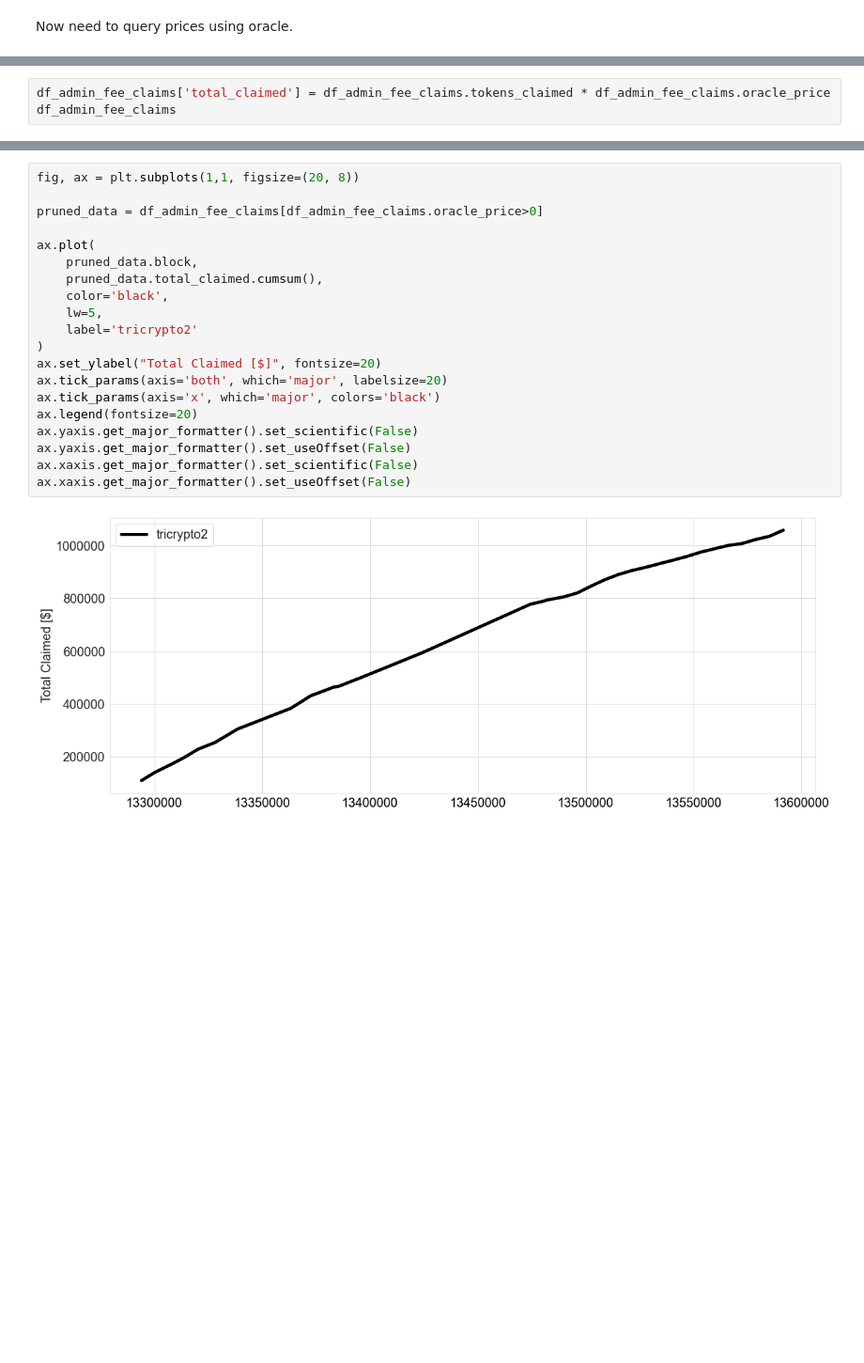
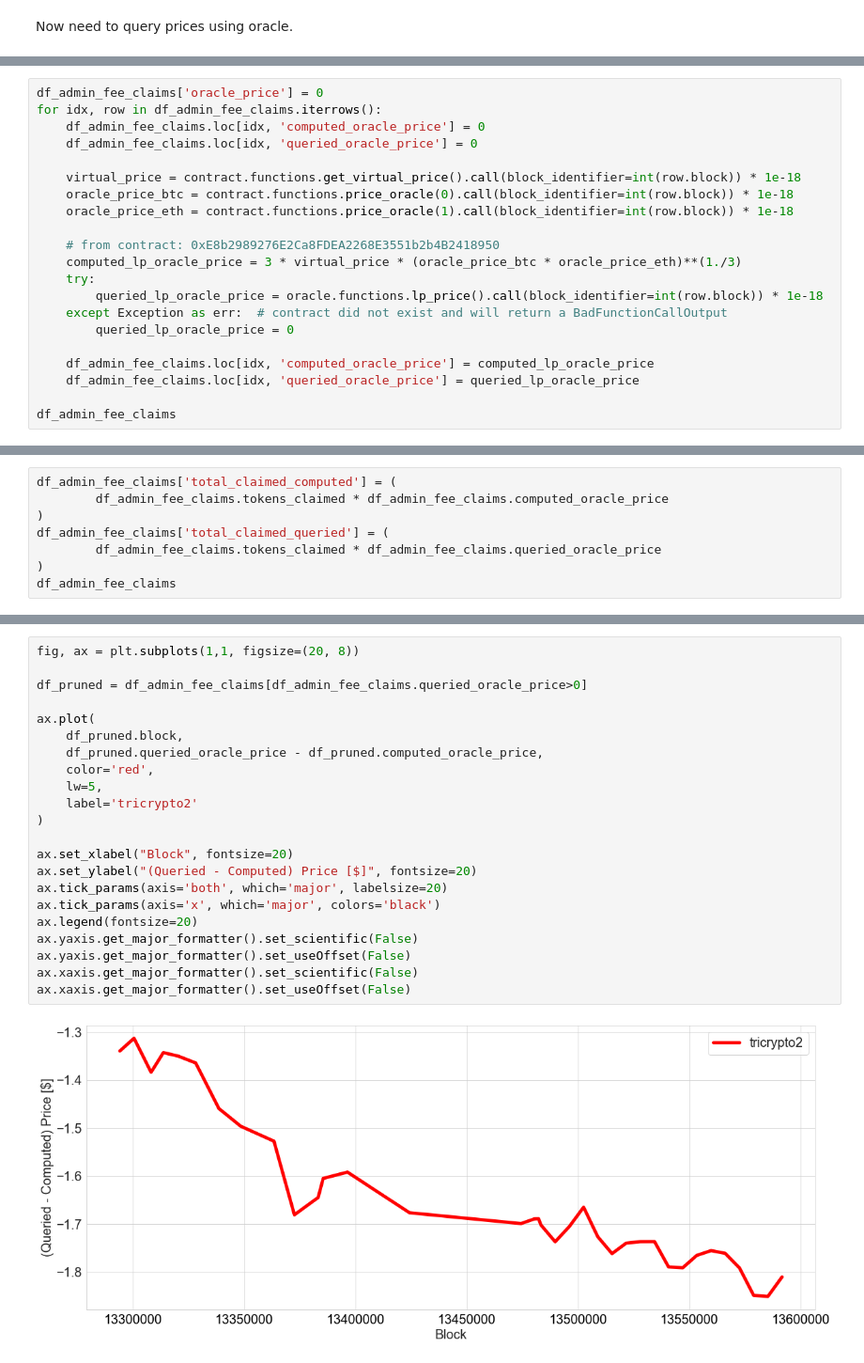
Before and after one commit to bout3fiddy/on-chain-analytics, a Jupyter notebook: notebooks/curve-analysis/curve-pools/pool_revenue/tricrypto/get_tricrypto_fees_from_claim_events.ipynb, the cells around one changed output, grey strips where cells are left out. Shown at 94% size. Cells and saved outputs as stored; diff of their text form; blank space fills up the shorter version.

```diff
--- a/notebooks/curve-analysis/curve-pools/pool_revenue/tricrypto/get_tricrypto_fees_from_claim_events.ipynb
+++ b/notebooks/curve-analysis/curve-pools/pool_revenue/tricrypto/get_tricrypto_fees_from_claim_events.ipynb
@@ -175,0 +137,21 @@ df_admin_fee_claims
+# %%
+df_admin_fee_claims['oracle_price'] = 0
+for idx, row in df_admin_fee_claims.iterrows():
+    df_admin_fee_claims.loc[idx, 'computed_oracle_price'] = 0
+    df_admin_fee_claims.loc[idx, 'queried_oracle_price'] = 0
+
+    virtual_price = contract.functions.get_virtual_price().call(block_identifier=int(row.block)) * 1e-18
+    oracle_price_btc = contract.functions.price_oracle(0).call(block_identifier=int(row.block)) * 1e-18
+    oracle_price_eth = contract.functions.price_oracle(1).call(block_identifier=int(row.block)) * 1e-18
+
+    # from contract: 0xE8b2989276E2Ca8FDEA2268E3551b2b4B2418950
+    computed_lp_oracle_price = 3 * virtual_price * (oracle_price_btc * oracle_price_eth)**(1./3)
+    try:
+        queried_lp_oracle_price = oracle.functions.lp_price().call(block_identifier=int(row.block)) * 1e-18
+    except Exception as err:  # contract did not exist and will return a BadFunctionCallOutput
+        queried_lp_oracle_price = 0
+
+    df_admin_fee_claims.loc[idx, 'computed_oracle_price'] = computed_lp_oracle_price
+    df_admin_fee_claims.loc[idx, 'queried_oracle_price'] = queried_lp_oracle_price
+
+df_admin_fee_claims
@@ -176,4 +172,9 @@ df_admin_fee_claims
 # %%
-df_admin_fee_claims['total_claimed'] = df_admin_fee_claims.tokens_claimed * df_admin_fee_claims.oracle_price
+df_admin_fee_claims['total_claimed_computed'] = (
+        df_admin_fee_claims.tokens_claimed * df_admin_fee_claims.computed_oracle_price
+)
+df_admin_fee_claims['total_claimed_queried'] = (
+        df_admin_fee_claims.tokens_claimed * df_admin_fee_claims.queried_oracle_price
+)
 df_admin_fee_claims
 # %% [output]
@@ -193,22 +223,24 @@ df_admin_fee_claims
 # %%
 fig, ax = plt.subplots(1,1, figsize=(20, 8))
 
-pruned_data = df_admin_fee_claims[df_admin_fee_claims.oracle_price>0]
+df_pruned = df_admin_fee_claims[df_admin_fee_claims.queried_oracle_price>0]
 
 ax.plot(
-    pruned_data.block,
-    pruned_data.total_claimed.cumsum(),
-    color='black',
+    df_pruned.block,
+    df_pruned.queried_oracle_price - df_pruned.computed_oracle_price,
+    color='red',
     lw=5,
     label='tricrypto2'
 )
-ax.set_ylabel("Total Claimed [$]", fontsize=20)
+
+ax.set_xlabel("Block", fontsize=20)
+ax.set_ylabel("(Queried - Computed) Price [$]", fontsize=20)
 ax.tick_params(axis='both', which='major', labelsize=20)
 ax.tick_params(axis='x', which='major', colors='black')
 ax.legend(fontsize=20)
 ax.yaxis.get_major_formatter().set_scientific(False)
 ax.yaxis.get_major_formatter().set_useOffset(False)
 ax.xaxis.get_major_formatter().set_scientific(False)
 ax.xaxis.get_major_formatter().set_useOffset(False)
 # %% [output]
-[figure, old version]
+[figure, new version]
```
Also changed, not shown: parts of 17 cells of this notebook, 3 other files.
